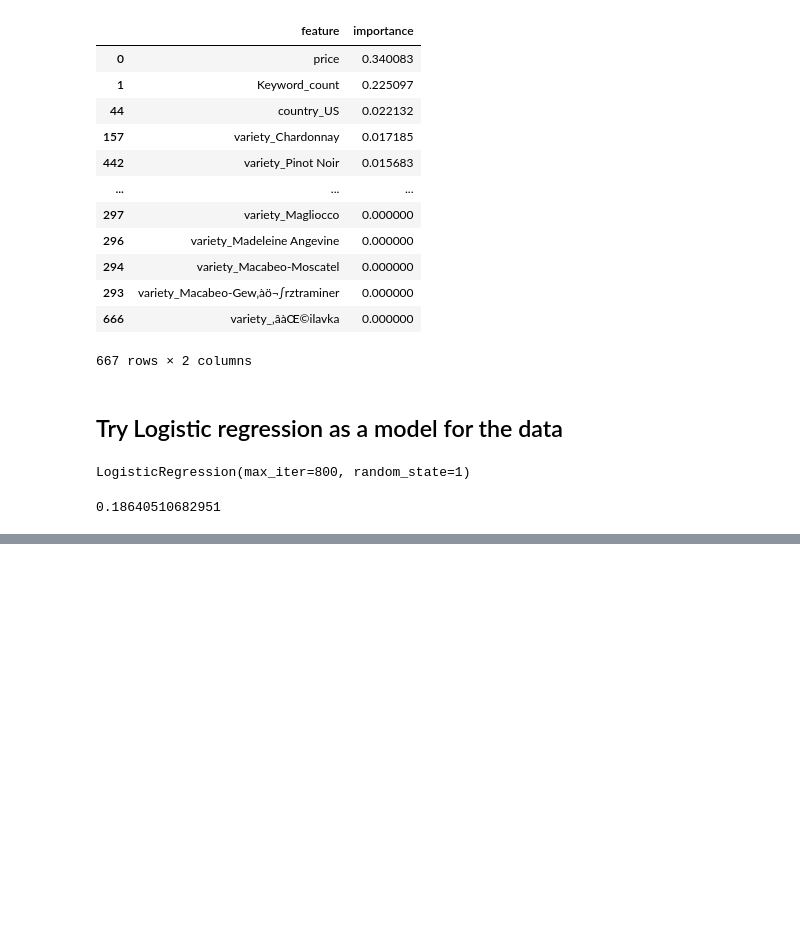
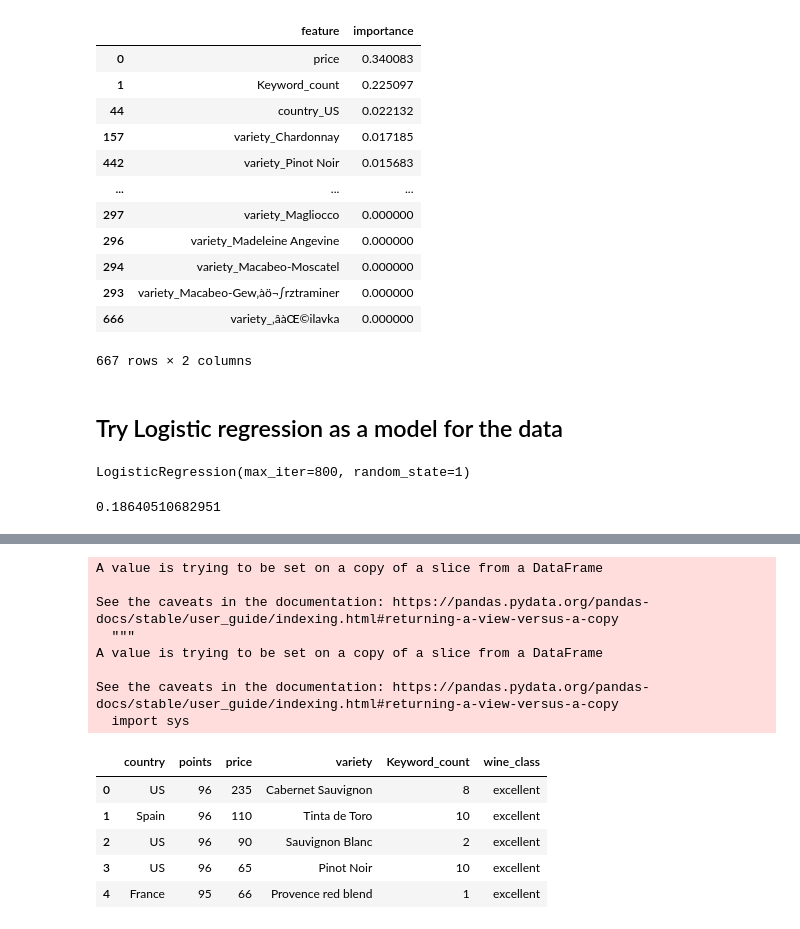
Before and after one commit to nataliepoorcreations/Wine_Reviews_Project, a Jupyter notebook: Machine_learning_model.ipynb, the cells around one changed output, grey strips where cells are left out. Cells and saved outputs as stored; diff of their text form; code cells hidden in the pictures; blank space fills up the shorter version.

```diff
--- a/Machine_learning_model.ipynb
+++ b/Machine_learning_model.ipynb
@@ -365,0 +377,25 @@ print(accuracy_score(y_test, y_pred))
+# %%
+Grouped_data=ML_dataset
+#Grouped_data['wine_class']=3
+for i in range(len(ML_dataset['points'])):
+    if Grouped_data['points'][i] > 90:
+        Grouped_data['wine_class'][i]='excellent'
+    else:
+        Grouped_data['wine_class'][i]='average'
+
+Grouped_data.head()
+# %% [output]
+A value is trying to be set on a copy of a slice from a DataFrame
+
+See the caveats in the documentation: https://pandas.pydata.org/pandas-docs/stable/user_guide/indexing.html#returning-a-view-versus-a-copy
+  """
+A value is trying to be set on a copy of a slice from a DataFrame
+
+See the caveats in the documentation: https://pandas.pydata.org/pandas-docs/stable/user_guide/indexing.html#returning-a-view-versus-a-copy
+  import sys
+|  | country | points | price | variety | Keyword_count | wine_class |
+| 0 | US | 96 | 235 | Cabernet Sauvignon | 8 | excellent |
+| 1 | Spain | 96 | 110 | Tinta de Toro | 10 | excellent |
+| 2 | US | 96 | 90 | Sauvignon Blanc | 2 | excellent |
+| 3 | US | 96 | 65 | Pinot Noir | 10 | excellent |
+| 4 | France | 95 | 66 | Provence red blend | 1 | excellent |
```
Also changed, not shown: parts of 11 cells of this notebook.
